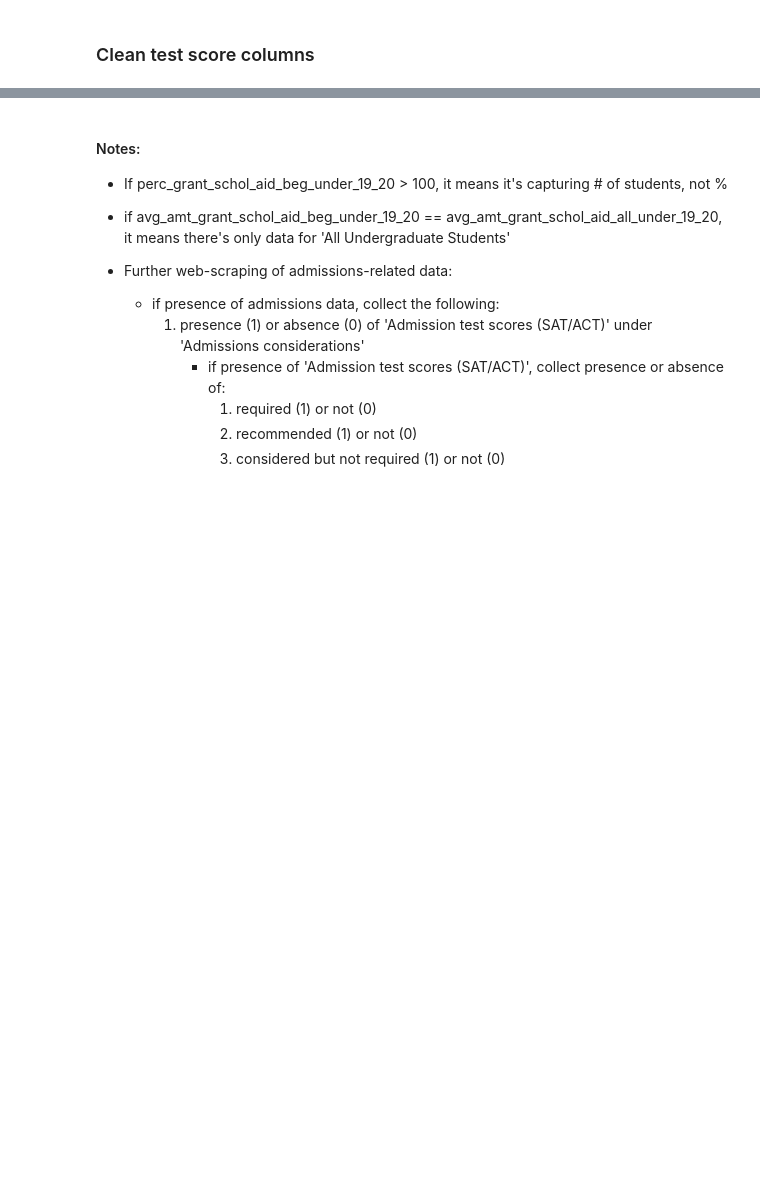
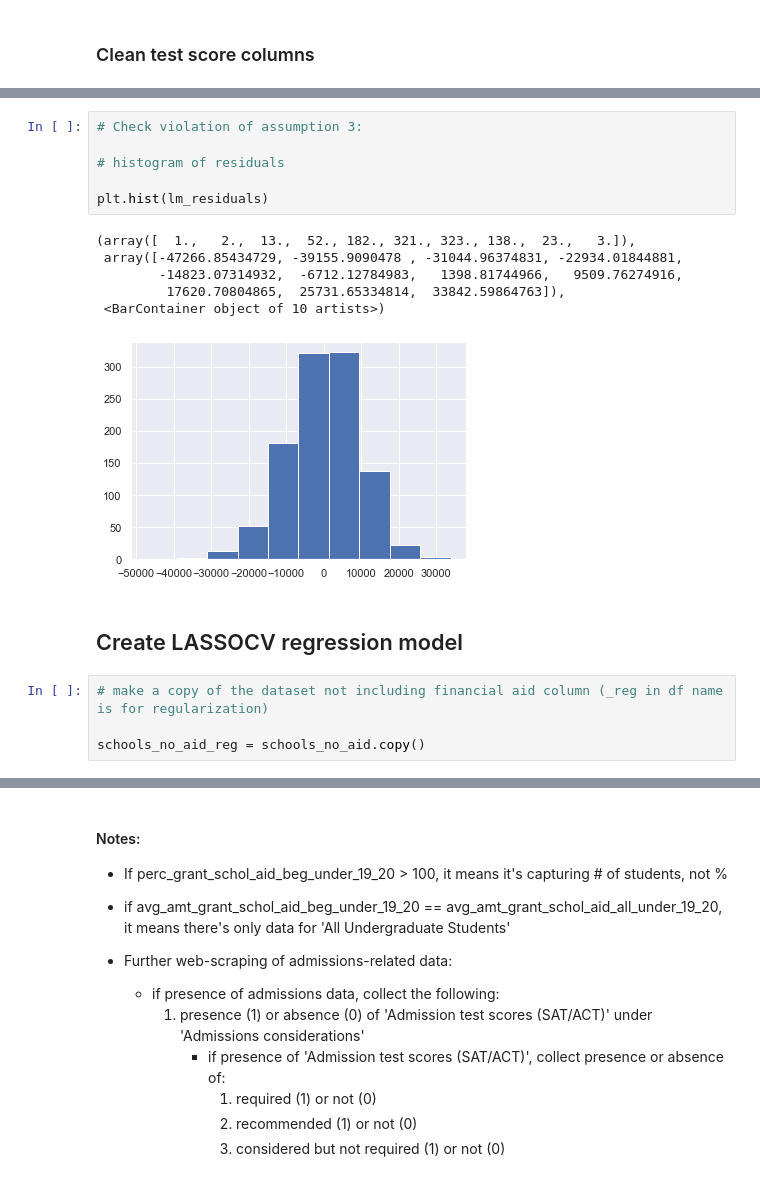
Before and after one commit to chloebs4590/Metis-NBM_Regression, a Jupyter notebook: eda_lr_project_code.ipynb, the cells around one changed output, grey strips where cells are left out. Drawn from its saved outputs; the diff is of its cells as text; blank space fills up the shorter version.

```diff
--- a/eda_lr_project_code.ipynb
+++ b/eda_lr_project_code.ipynb
@@ -1293,0 +1109,19 @@ plt.savefig('mvp_plot_2.png')
+# %%
+# Check violation of assumption 3:
+
+# histogram of residuals
+
+plt.hist(lm_residuals)
+# %% [output]
+(array([  1.,   2.,  13.,  52., 182., 321., 323., 138.,  23.,   3.]),
+ array([-47266.85434729, -39155.9090478 , -31044.96374831, -22934.01844881,
+        -14823.07314932,  -6712.12784983,   1398.81744966,   9509.76274916,
+         17620.70804865,  25731.65334814,  33842.59864763]),
+ <BarContainer object of 10 artists>)
+[figure, added]
+# %% [markdown]
+## Create LASSOCV regression model
+# %%
+# make a copy of the dataset not including financial aid column (_reg in df name is for regularization)
+
+schools_no_aid_reg = schools_no_aid.copy()
```
Also changed, not shown: parts of 169 cells of this notebook.
